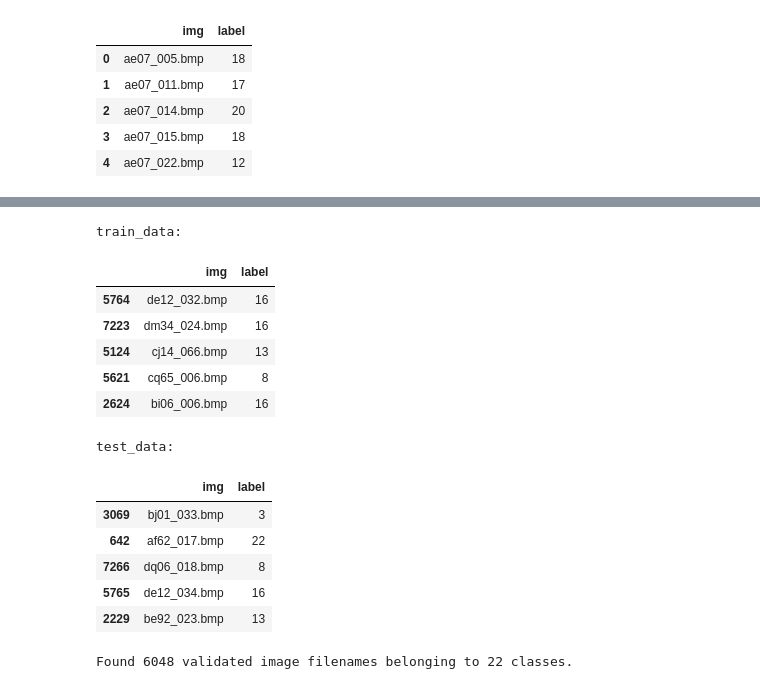
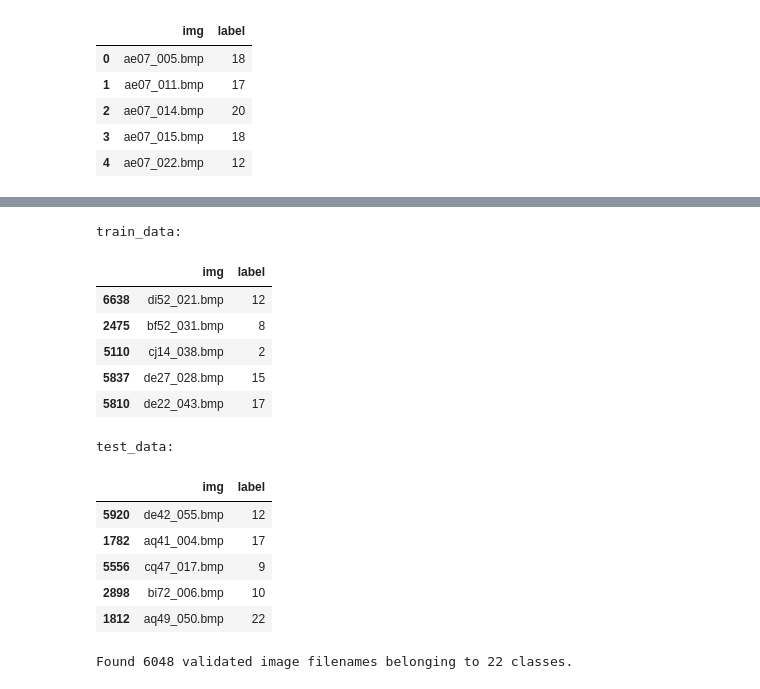
Before and after one commit to amFarrouk/OCR_prj, a Jupyter notebook: simpleCNN_RNN.ipynb, the cells around one changed output, grey strips where cells are left out. Cells and saved outputs as stored; diff of their text form; code cells hidden in the pictures.

```diff
--- a/simpleCNN_RNN.ipynb
+++ b/simpleCNN_RNN.ipynb
@@ -107,21 +60,21 @@ from sklearn.model_selection import train_test_split
 # %%
 all_x,all_y=images_df["img"],images_df["label"]
 
-xtrain,xtest,ytrain,ytest=train_test_split(all_x,all_y,train_size=0.8,random_state=1,shuffle=True)
+xtrain,xtest,ytrain,ytest=train_test_split(all_x,all_y,train_size=0.8,random_state=1,shuffle=True,stratify=all_y)
 
 train_df=pd.DataFrame(xtrain,columns=["img"])
 train_df["label"]=ytrain
 
 print("train_data:")
 train_df.head()
 # %% [output]
 train_data:
 |  | img | label |
-| 5764 | de12_032.bmp | 16 |
-| 7223 | dm34_024.bmp | 16 |
-| 5124 | cj14_066.bmp | 13 |
-| 5621 | cq65_006.bmp | 8 |
-| 2624 | bi06_006.bmp | 16 |
+| 6638 | di52_021.bmp | 12 |
+| 2475 | bf52_031.bmp | 8 |
+| 5110 | cj14_038.bmp | 2 |
+| 5837 | de27_028.bmp | 15 |
+| 5810 | de22_043.bmp | 17 |
 # %%
 test_df=pd.DataFrame(xtest,columns=["img"])
 test_df["label"]=ytest
@@ -131,11 +84,11 @@ test_df.head()
 # %% [output]
 test_data:
 |  | img | label |
-| 3069 | bj01_033.bmp | 3 |
-| 642 | af62_017.bmp | 22 |
-| 7266 | dq06_018.bmp | 8 |
-| 5765 | de12_034.bmp | 16 |
-| 2229 | be92_023.bmp | 13 |
+| 5920 | de42_055.bmp | 12 |
+| 1782 | aq41_004.bmp | 17 |
+| 5556 | cq47_017.bmp | 9 |
+| 2898 | bi72_006.bmp | 10 |
+| 1812 | aq49_050.bmp | 22 |
 # %%
 from tensorflow.keras.preprocessing.image import ImageDataGenerator
 # %%
```
Also changed, not shown: parts of 24 cells of this notebook.
